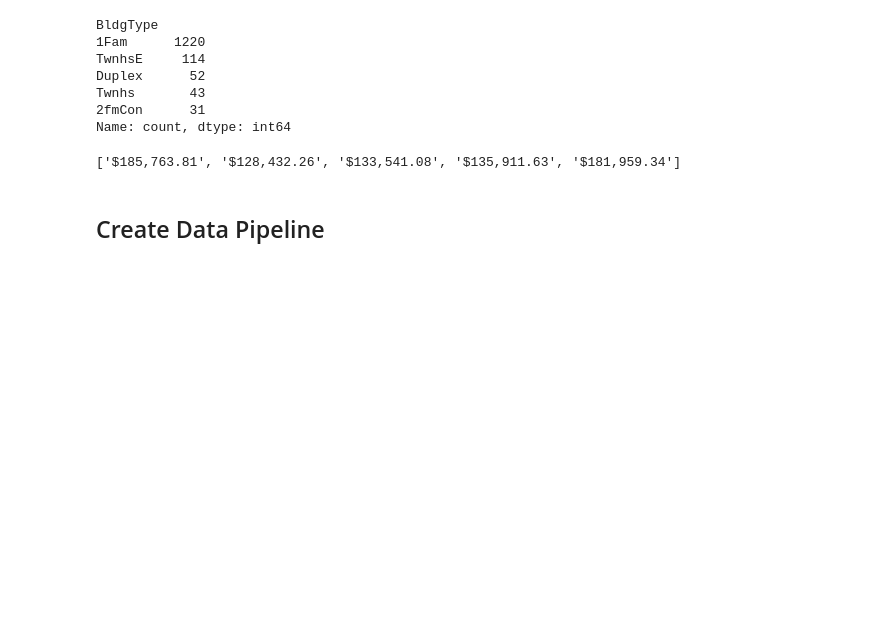
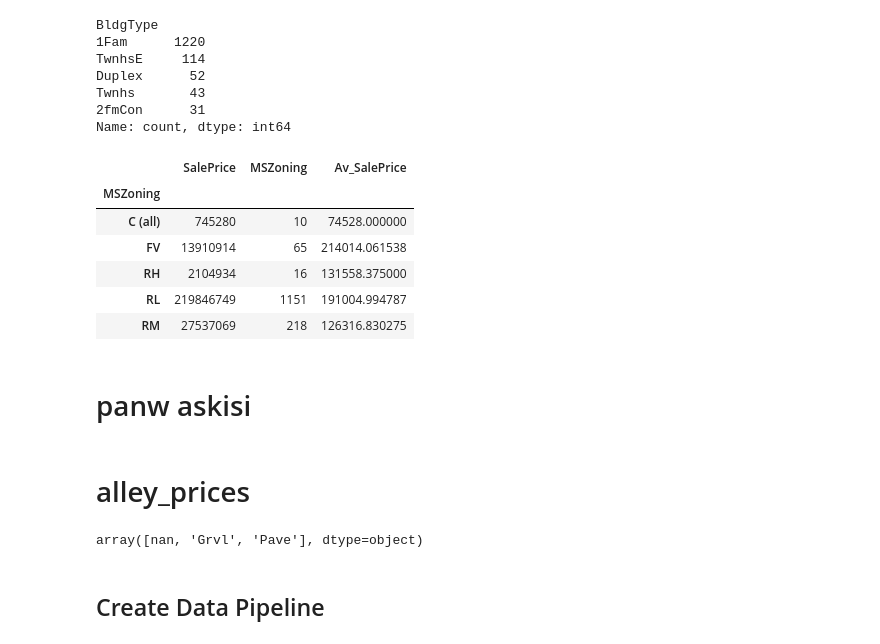
Before and after one commit to Xristos04/Data-Science-Tutorials, a Jupyter notebook: HousingPrices.ipynb, the cells around one changed output. Drawn from its saved outputs; the diff is of its cells as text; code cells hidden in the pictures; blank space fills up the shorter version.

```diff
--- a/HousingPrices.ipynb
+++ b/HousingPrices.ipynb
@@ -253,11 +231,22 @@ Duplex      52
 Twnhs       43
 2fmCon      31
 Name: count, dtype: int64
-# %%
-# Zoning impact in saleprice
-#zoning_prices =  ('MSZoning')['SalePrice']
-
-fig3 = px.bar(x=zoning_prices.index, y=zoning_prices.values, title='Average Sale Price by Zoning')
-# TODO ADD COLORS
-# %% [output]
-['$185,763.81', '$128,432.26', '$133,541.08', '$135,911.63', '$181,959.34']
+# %%
+# AV zoning Price
+
+
+zoning_prices = df.groupby('MSZoning')['SalePrice'].sum()
+
+zoning_prices_agg = df.groupby('MSZoning')['MSZoning'].agg('count')
+
+combined_df = pd.concat([zoning_prices, zoning_prices_agg], axis=1)
+combined_df["Av_SalePrice"] = combined_df['SalePrice']/combined_df['MSZoning']
+combined_df
+# %% [output]
+|  | SalePrice | MSZoning | Av_SalePrice |
+| MSZoning |  |  |  |
+| C (all) | 745280 | 10 | 74528.000000 |
+| FV | 13910914 | 65 | 214014.061538 |
+| RH | 2104934 | 16 | 131558.375000 |
+| RL | 219846749 | 1151 | 191004.994787 |
+| RM | 27537069 | 218 | 126316.830275 |
@@ -264,3 +274,5 @@ fig3 = px.bar(x=zoning_prices.index, y=zoning_prices.values, title='Average Sale
+# %% [markdown]
+# panw askisi
 # %%
 street_prices = df.groupby('Street')['SalePrice'].mean()
 alley_prices = df.groupby('Alley')['SalePrice'].mean()
@@ -276,3 +288,10 @@ fig5.update_layout(showlegend=False)
 
 
 # TODO Make the same for alley_prices
+# %% [markdown]
+# alley_prices
+# %%
+# TODO Make the same for alley_prices
+df['Alley'].unique()
+# %% [output]
+array([nan, 'Grvl', 'Pave'], dtype=object)
```
Also changed, not shown: parts of 14 cells of this notebook, 5 other files.
